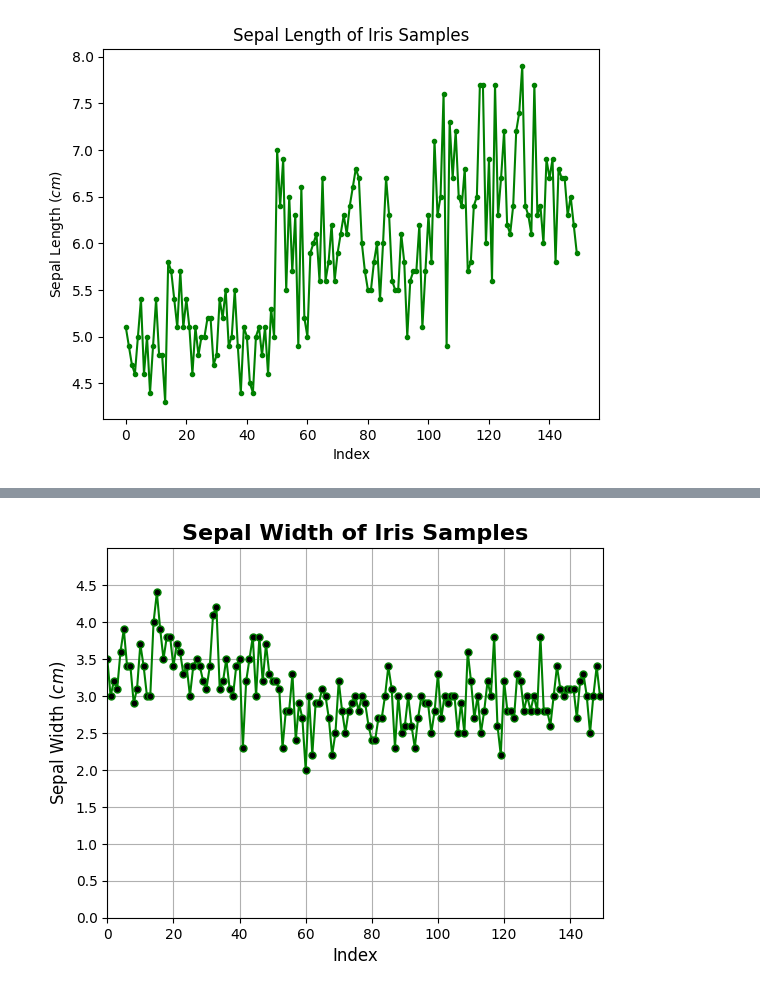
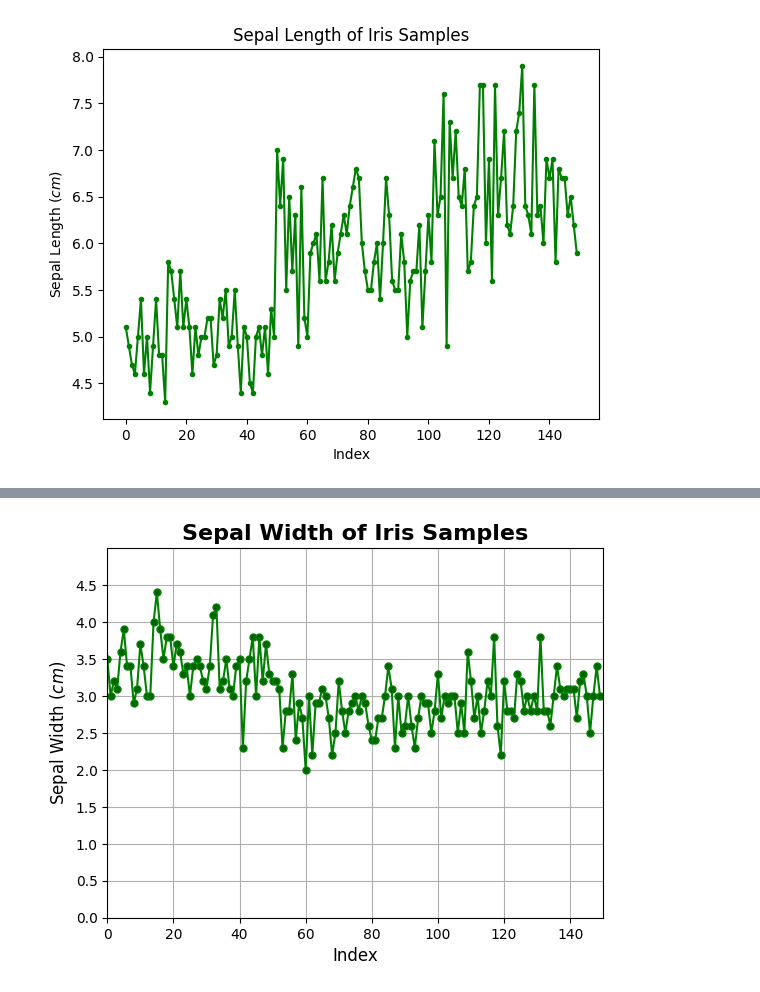
Before and after one commit to harshitar31/Data-Visualization-Course, a Jupyter notebook: 3. Line_Styles_Axes_Labels/linesStyles.ipynb, the cells around one changed output, grey strips where cells are left out. Saved outputs shown, nothing was run; the diff lists cells and outputs as text; code cells hidden in the pictures.

```diff
--- a/3. Line_Styles_Axes_Labels/linesStyles.ipynb
+++ b/3. Line_Styles_Axes_Labels/linesStyles.ipynb
@@ -26,13 +123,14 @@ plt.show()
 # %%
-plt.plot(iris['sepal_width'],linestyle='-',color='green',marker='.',markersize=10,markerfacecolor='black')
+plt.plot(iris['sepal_width'],linestyle='-',color='green',marker='.',markersize=10,markerfacecolor='darkgreen')
 plt.title('Sepal Width of Iris Samples',fontsize=16, fontweight='bold')
 plt.xlabel('Index', fontsize=12)
 plt.ylabel('Sepal Width $(cm)$',fontsize=12)
 plt.xlim(0,150)
 plt.ylim(0,5)
 plt.xticks(np.arange(0,150,20))
 plt.yticks(np.arange(0,5,0.5))
 plt.grid(True)
-plt.show()
+# plt.show()
+plt.savefig("sepal width of iris.png")
 # %% [output]
-[figure, old version]
+[figure, new version]
```
Also changed, not shown: parts of 5 cells of this notebook.
